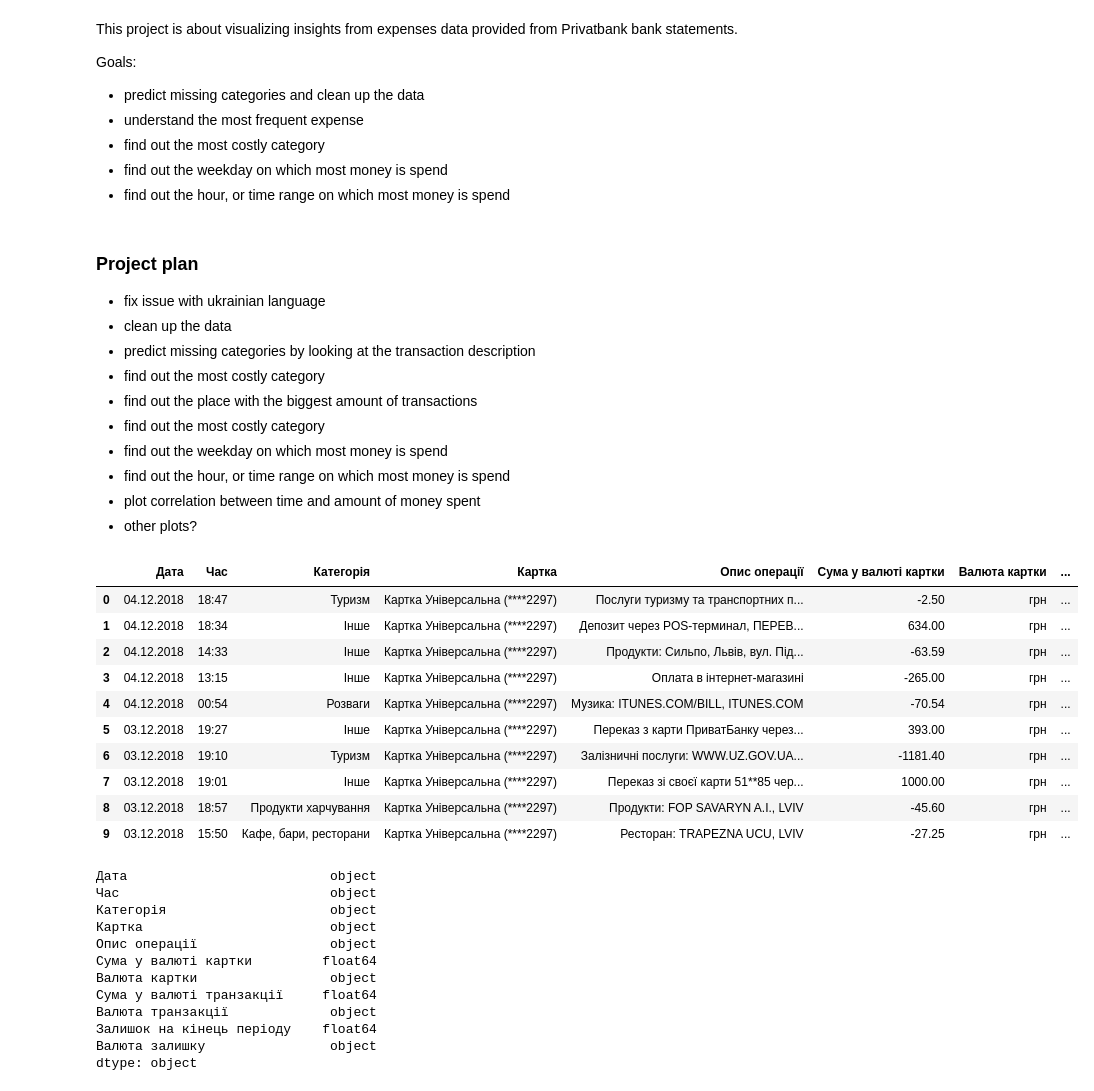
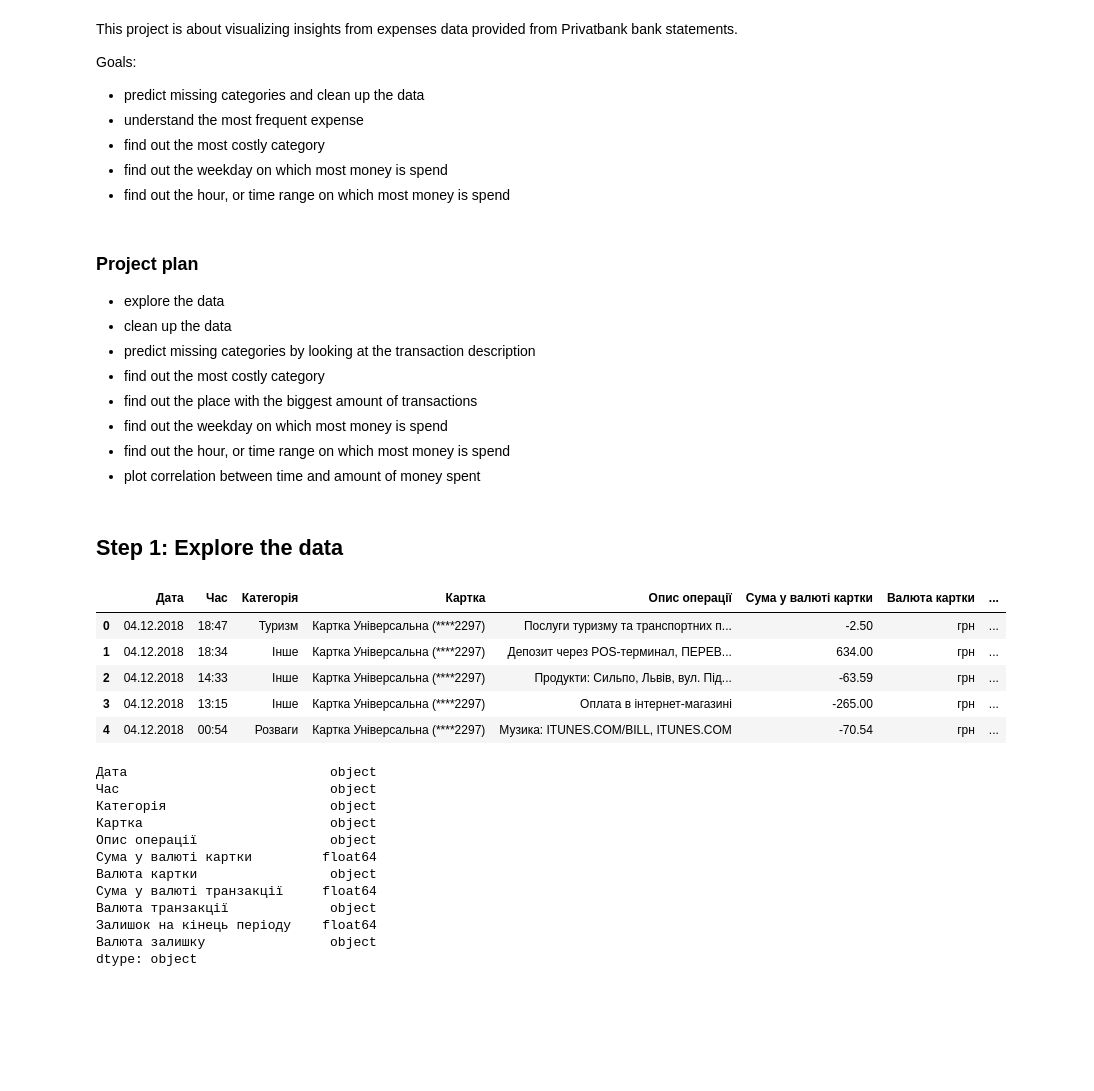
Before and after one commit to tbatsenko/data_processing_pb_analysis, a Jupyter notebook: Money analysis - privatbank.ipynb, the cells around one changed output. Saved outputs shown, nothing was run; the diff lists cells and outputs as text; code cells hidden in the pictures; blank space fills up the shorter version.

```diff
--- a/Money analysis - privatbank.ipynb
+++ b/Money analysis - privatbank.ipynb
@@ -11,34 +11,29 @@ Goals:
 - find out the hour, or time range on which most money is spend
 # %% [markdown]
 ### Project plan
-- fix issue with ukrainian language
+- explore the data
 - clean up the data
 - predict missing categories by looking at the transaction description
 - find out the most costly category
 - find out the place with the biggest amount of transactions
-- find out the most costly category
 - find out the weekday on which most money is spend
 - find out the hour, or time range on which most money is spend
 - plot correlation between time and amount of money spent
-- other plots?
+# %% [markdown]
+## Step 1: Explore the data
 # %%
 import pandas as pd
 # %%
-df = pd.read_csv("statements.csv", encoding="utf_8")
+df = pd.read_csv("statements.csv")
 # %%
-df.head(10)
+df.head()
 # %% [output]
 |  | Дата | Час | Категорія | Картка | Опис операції | Сума у валюті картки | Валюта картки | ... |
 | 0 | 04.12.2018 | 18:47 | Туризм | Картка Універсальна (****2297) | Послуги туризму та транспортних п... | -2.50 | грн | ... |
 | 1 | 04.12.2018 | 18:34 | Інше | Картка Універсальна (****2297) | Депозит через POS-терминал, ПЕРЕВ... | 634.00 | грн | ... |
 | 2 | 04.12.2018 | 14:33 | Інше | Картка Універсальна (****2297) | Продукти: Сильпо, Львiв, вул. Пiд... | -63.59 | грн | ... |
 | 3 | 04.12.2018 | 13:15 | Інше | Картка Універсальна (****2297) | Оплата в інтернет-магазині | -265.00 | грн | ... |
 | 4 | 04.12.2018 | 00:54 | Розваги | Картка Універсальна (****2297) | Музика: ITUNES.COM/BILL, ITUNES.COM | -70.54 | грн | ... |
-| 5 | 03.12.2018 | 19:27 | Інше | Картка Універсальна (****2297) | Переказ з карти ПриватБанку через... | 393.00 | грн | ... |
-| 6 | 03.12.2018 | 19:10 | Туризм | Картка Універсальна (****2297) | Залізничні послуги: WWW.UZ.GOV.UA... | -1181.40 | грн | ... |
-| 7 | 03.12.2018 | 19:01 | Інше | Картка Універсальна (****2297) | Переказ зі своєї карти 51**85 чер... | 1000.00 | грн | ... |
-| 8 | 03.12.2018 | 18:57 | Продукти харчування | Картка Універсальна (****2297) | Продукти: FOP SAVARYN A.I., LVIV | -45.60 | грн | ... |
-| 9 | 03.12.2018 | 15:50 | Кафе, бари, ресторани | Картка Універсальна (****2297) | Ресторан: TRAPEZNA UCU, LVIV | -27.25 | грн | ... |
 # %%
 df.dtypes
 # %% [output]
```
Also changed, not shown: parts of 49 cells of this notebook, 3 other files.
